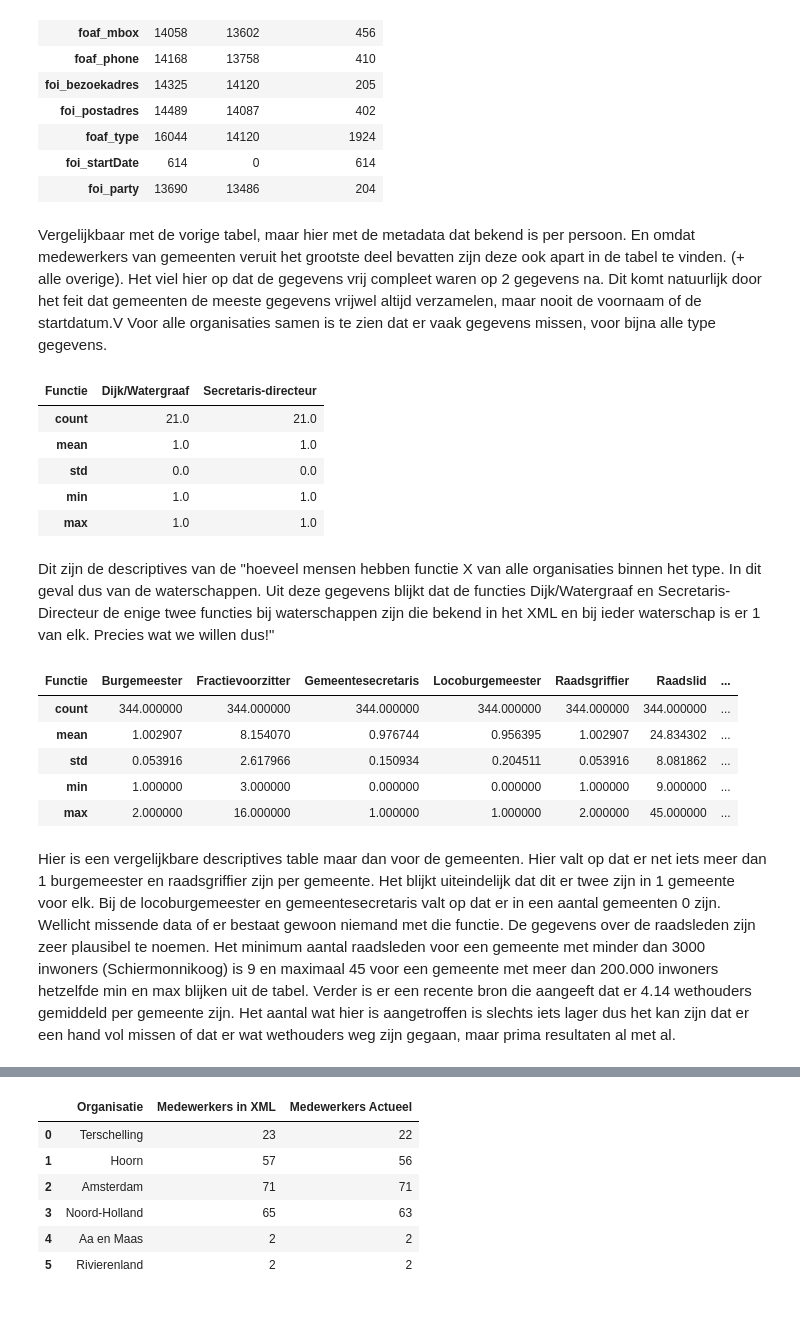
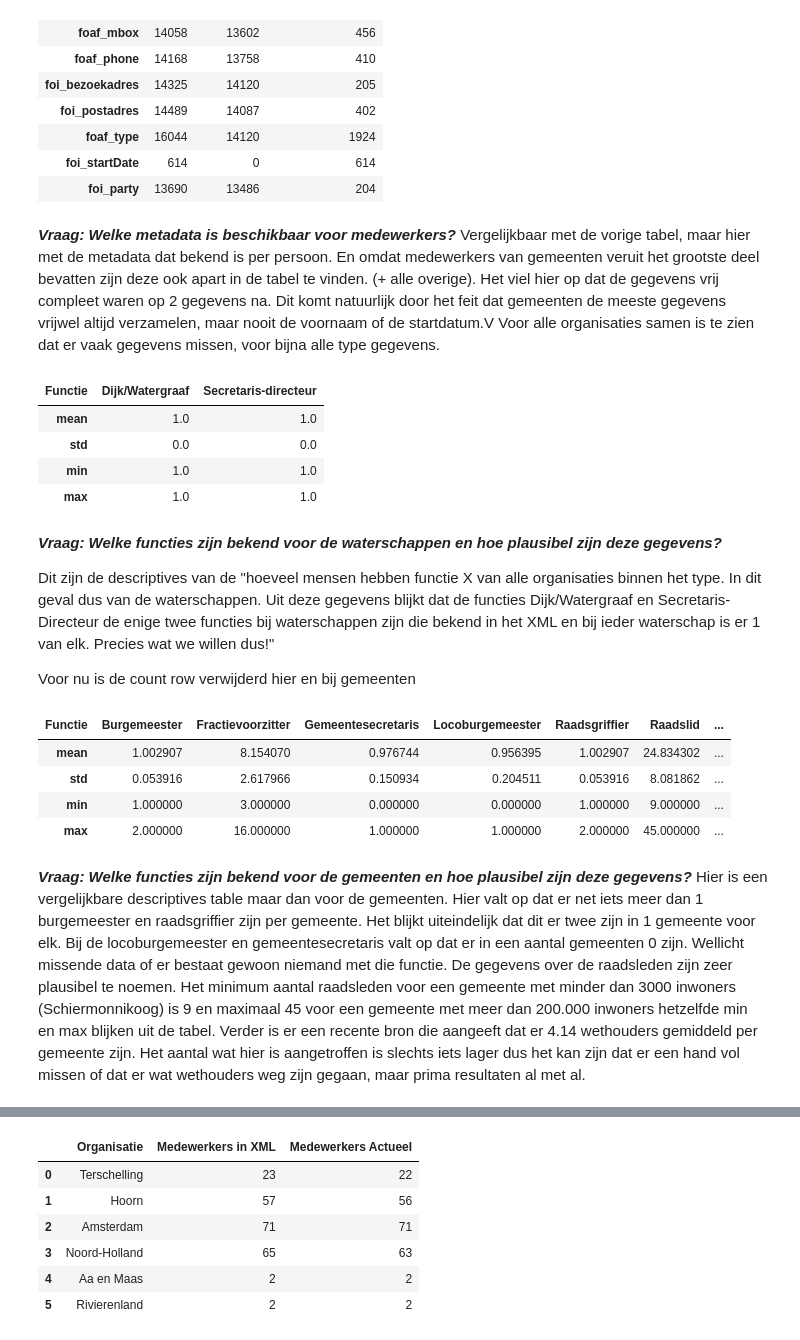
Before and after one commit to R0m4ndu/Woo-Scriptie-Ramon, a Jupyter notebook: notebooks/Tabellen sectie 5.1 en 5.2.ipynb, the cells around one changed output, grey strips where cells are left out. Cells and saved outputs as stored; diff of their text form; code cells hidden in the pictures; blank space fills up the shorter version.

```diff
--- a/notebooks/Tabellen sectie 5.1 en 5.2.ipynb
+++ b/notebooks/Tabellen sectie 5.1 en 5.2.ipynb
@@ -946,6 +949,7 @@ display(df)
 | foi_startDate | 614 | 0 | 614 |
 | foi_party | 13690 | 13486 | 204 |
 # %% [markdown]
+***Vraag: Welke metadata is beschikbaar voor medewerkers?***
 Vergelijkbaar met de vorige tabel, maar hier met de metadata dat bekend is per persoon. En omdat medewerkers van gemeenten veruit het grootste deel bevatten zijn deze ook apart in de tabel te vinden. (+ alle overige). Het viel hier op dat de gegevens vrij compleet waren op 2 gegevens na. Dit komt natuurlijk door het feit dat gemeenten de meeste gegevens vrijwel altijd verzamelen, maar nooit de voornaam of de startdatum.V Voor alle organisaties samen is te zien dat er vaak gegevens missen, voor bijna alle type gegevens.
 # %%
 def create_functie_table(organisatie):
@@ -994,36 +998,39 @@ def create_functie_table(organisatie):
 # %%
 waterschap_table = create_functie_table('Waterschap')
 wt_desc = waterschap_table.describe()
-rows_to_drop = ['25%', '50%', '75%']
+rows_to_drop = ['count','25%', '50%', '75%']
 wt_desc = wt_desc.drop(rows_to_drop)
 
 display(wt_desc)
 # %% [output]
 | Functie | Dijk/Watergraaf | Secretaris-directeur |
-| count | 21.0 | 21.0 |
 | mean | 1.0 | 1.0 |
 | std | 0.0 | 0.0 |
 | min | 1.0 | 1.0 |
 | max | 1.0 | 1.0 |
 # %% [markdown]
+***Vraag: Welke functies zijn bekend voor de waterschappen en hoe plausibel zijn deze gegevens?***
+
 Dit zijn de descriptives van de "hoeveel mensen hebben functie X van alle organisaties binnen het type. In dit geval dus van de waterschappen. Uit deze gegevens blijkt dat de functies Dijk/Watergraaf en Secretaris-Directeur de enige twee functies bij waterschappen zijn die bekend in het XML en bij ieder waterschap is er 1 van elk. Precies wat we willen dus!"
+
+Voor nu is de count row verwijderd hier en bij gemeenten
 # %%
 gemeente_table = create_functie_table('Gemeente')
 
 pd.reset_option('display.max_rows')
 gm_desc = gemeente_table.describe()
-rows_to_drop = ['25%', '50%', '75%']
+rows_to_drop = ['count','25%', '50%', '75%']
 gm_desc = gm_desc.drop(rows_to_drop)
 
 display(gm_desc)
 # %% [output]
 | Functie | Burgemeester | Fractievoorzitter | Gemeentesecretaris | Locoburgemeester | Raadsgriffier | Raadslid | ... |
-| count | 344.000000 | 344.000000 | 344.000000 | 344.000000 | 344.000000 | 344.000000 | ... |
 | mean | 1.002907 | 8.154070 | 0.976744 | 0.956395 | 1.002907 | 24.834302 | ... |
 | std | 0.053916 | 2.617966 | 0.150934 | 0.204511 | 0.053916 | 8.081862 | ... |
 | min | 1.000000 | 3.000000 | 0.000000 | 0.000000 | 1.000000 | 9.000000 | ... |
 | max | 2.000000 | 16.000000 | 1.000000 | 1.000000 | 2.000000 | 45.000000 | ... |
 # %% [markdown]
+***Vraag: Welke functies zijn bekend voor de gemeenten en hoe plausibel zijn deze gegevens?***
 Hier is een vergelijkbare descriptives table maar dan voor de gemeenten. Hier valt op dat er net iets meer dan 1 burgemeester en raadsgriffier zijn per gemeente. Het blijkt uiteindelijk dat dit er twee zijn in 1 gemeente voor elk. Bij de locoburgemeester en gemeentesecretaris valt op dat er in een aantal gemeenten 0 zijn. Wellicht missende data of er bestaat gewoon niemand met die functie. De gegevens over de raadsleden zijn zeer plausibel te noemen. Het minimum aantal raadsleden voor een gemeente met minder dan 3000 inwoners (Schiermonnikoog) is 9 en maximaal 45 voor een gemeente met meer dan 200.000 inwoners hetzelfde min en max blijken uit de tabel. Verder is er een recente bron die aangeeft dat er 4.14 wethouders gemiddeld per gemeente zijn. Het aantal wat hier is aangetroffen is slechts iets lager dus het kan zijn dat er een hand vol missen of dat er wat wethouders weg zijn gegaan, maar prima resultaten al met al.
 # %%
 provincie_table = create_functie_table('Provincie')
```
Also changed, not shown: parts of 7 cells of this notebook.
